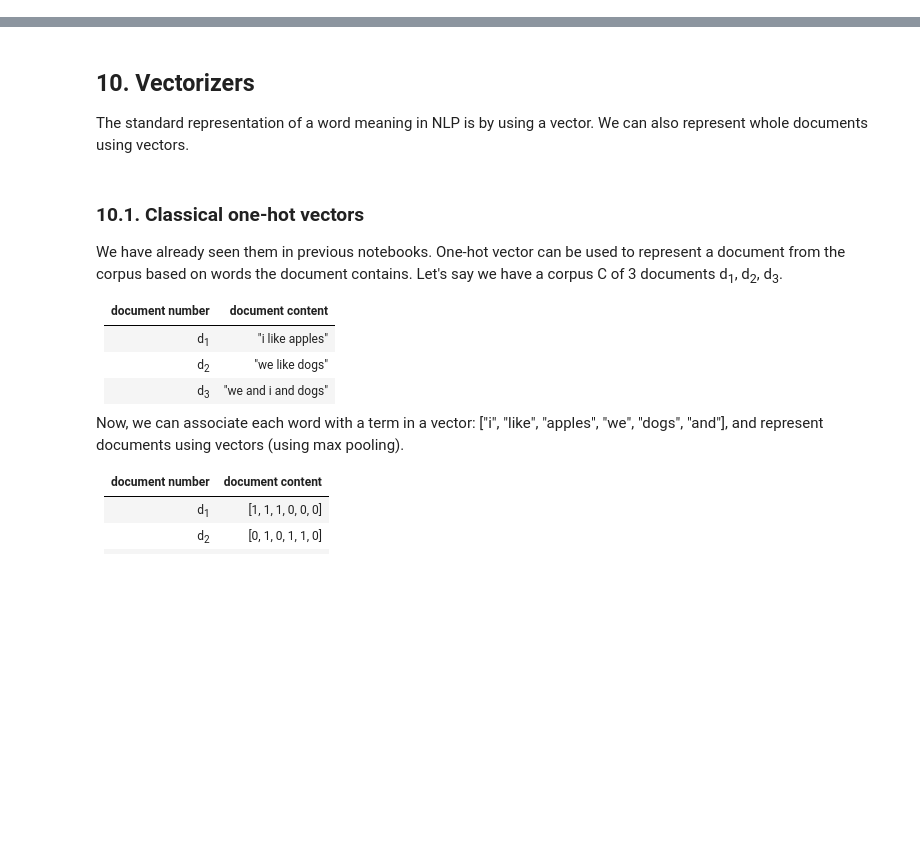
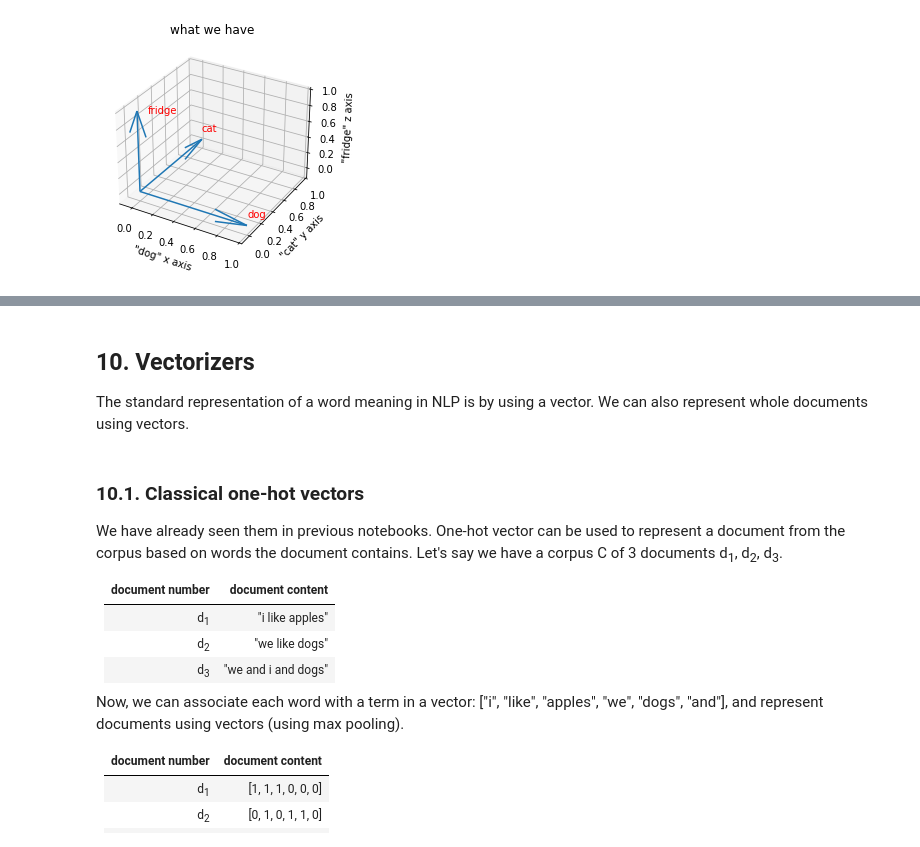
Before and after one commit to TheRootOf3/ucl-nlp-notebook-series, a Jupyter notebook: Notebook5/Notebook5.ipynb, the cells around one changed output, grey strips where cells are left out. Drawn from its saved outputs; the diff is of its cells as text; code cells hidden in the pictures; blank space fills up the shorter version.

```diff
--- a/Notebook5/Notebook5.ipynb
+++ b/Notebook5/Notebook5.ipynb
@@ -19,0 +28,23 @@ Instead, we can try to express the **meaning of each word** in a document. Then,
+# %%
+from matplotlib import pyplot as plt
+import numpy as np
+fig = plt.figure()
+ax = plt.axes(projection='3d')
+
+ax.quiver(0,0,0,1,0,0, length=1)
+ax.quiver(0,0,0,0,1,0, length=1)
+ax.quiver(0,0,0,0,0,1, length=1)
+
+ax.set_xlim([-0.1, 1])
+ax.set_ylim([-0.1, 1])
+ax.set_zlim([-0.1, 1])
+ax.set_xlabel('"dog" x axis')
+ax.set_ylabel('"cat" y axis')
+ax.set_zlabel('"fridge" z axis')
+ax.text(1,0, 0.1, "dog", color="red")
+ax.text(0,1, 0.1, "cat", color="red")
+ax.text(0.1,0, 1, "fridge", color="red")
+ax.set_title("what we have")
+plt.show()
+# %% [output]
+[figure, added]
```
Also changed, not shown: parts of 76 cells of this notebook, 4 other files.
